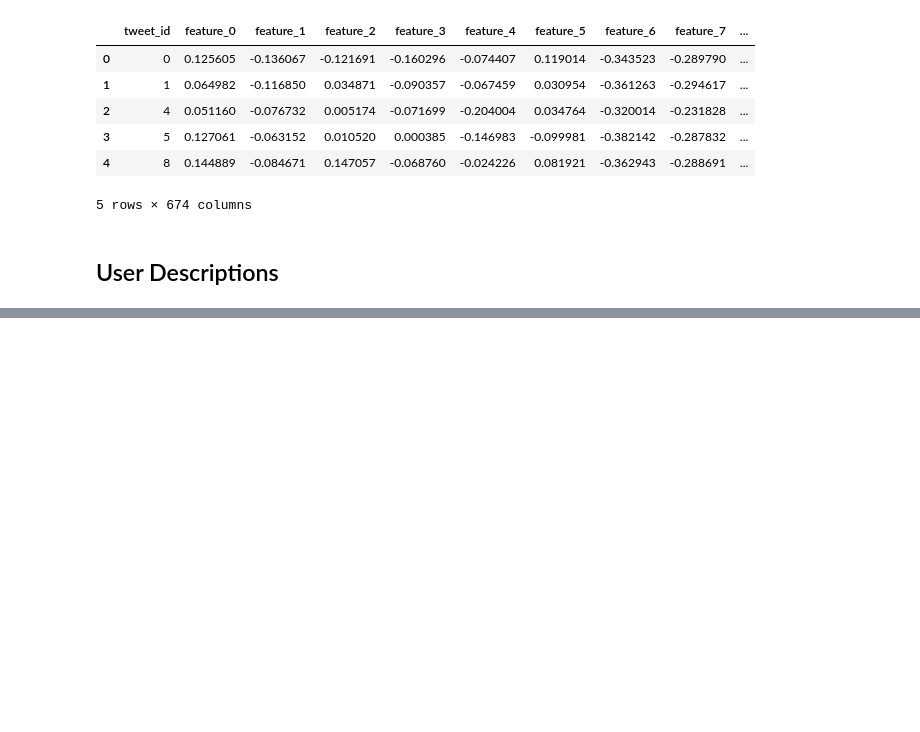
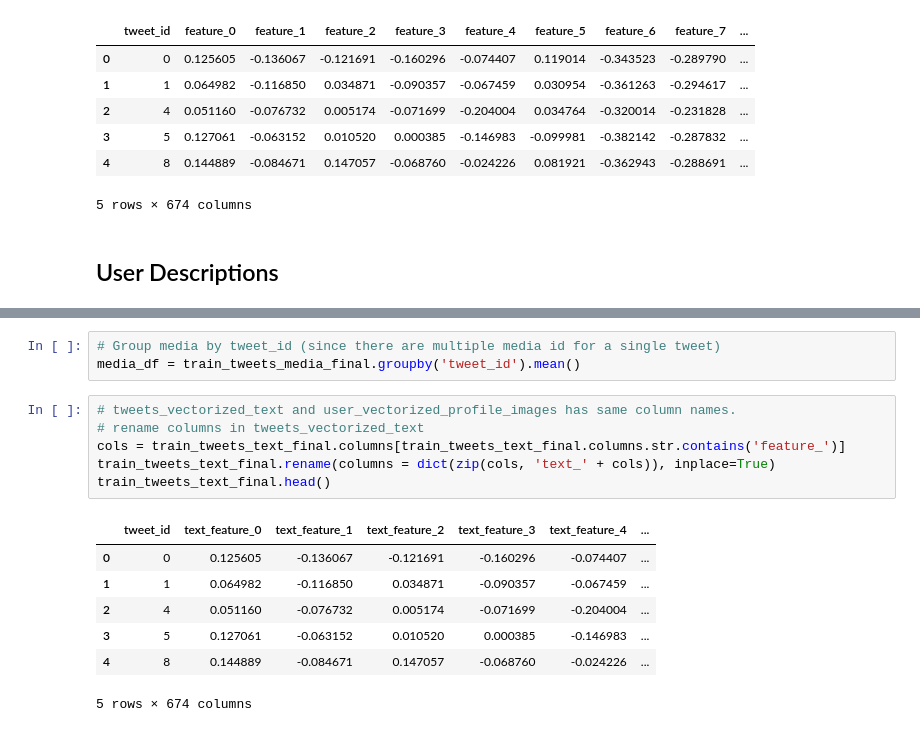
Before and after one commit to shpatrickguo/bitgrit, a Jupyter notebook: Viral Tweets Prediction Challenge/Viral Tweets Prediction Challenge.ipynb, the cells around one changed output, grey strips where cells are left out. Cells and saved outputs as stored; diff of their text form; blank space fills up the shorter version.

```diff
--- a/Viral Tweets Prediction Challenge/Viral Tweets Prediction Challenge.ipynb
+++ b/Viral Tweets Prediction Challenge/Viral Tweets Prediction Challenge.ipynb
@@ -489,0 +589,17 @@ descriptions_df.head()
+# %%
+# Group media by tweet_id (since there are multiple media id for a single tweet)
+media_df = train_tweets_media_final.groupby('tweet_id').mean()
+# %%
+# tweets_vectorized_text and user_vectorized_profile_images has same column names.
+# rename columns in tweets_vectorized_text
+cols = train_tweets_text_final.columns[train_tweets_text_final.columns.str.contains('feature_')]
+train_tweets_text_final.rename(columns = dict(zip(cols, 'text_' + cols)), inplace=True)
+train_tweets_text_final.head()
+# %% [output]
+|  | tweet_id | text_feature_0 | text_feature_1 | text_feature_2 | text_feature_3 | text_feature_4 | ... |
+| 0 | 0 | 0.125605 | -0.136067 | -0.121691 | -0.160296 | -0.074407 | ... |
+| 1 | 1 | 0.064982 | -0.116850 | 0.034871 | -0.090357 | -0.067459 | ... |
+| 2 | 4 | 0.051160 | -0.076732 | 0.005174 | -0.071699 | -0.204004 | ... |
+| 3 | 5 | 0.127061 | -0.063152 | 0.010520 | 0.000385 | -0.146983 | ... |
+| 4 | 8 | 0.144889 | -0.084671 | 0.147057 | -0.068760 | -0.024226 | ... |
+5 rows × 674 columns
```
Also changed, not shown: parts of 22 cells of this notebook.
